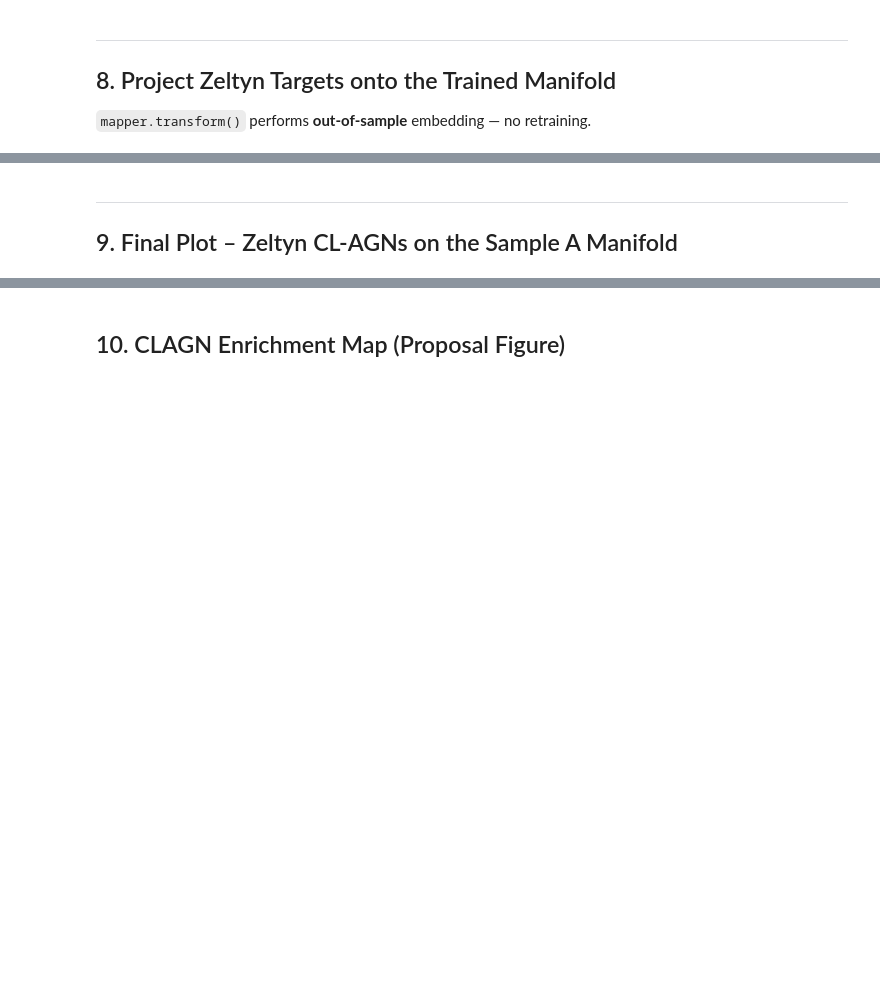
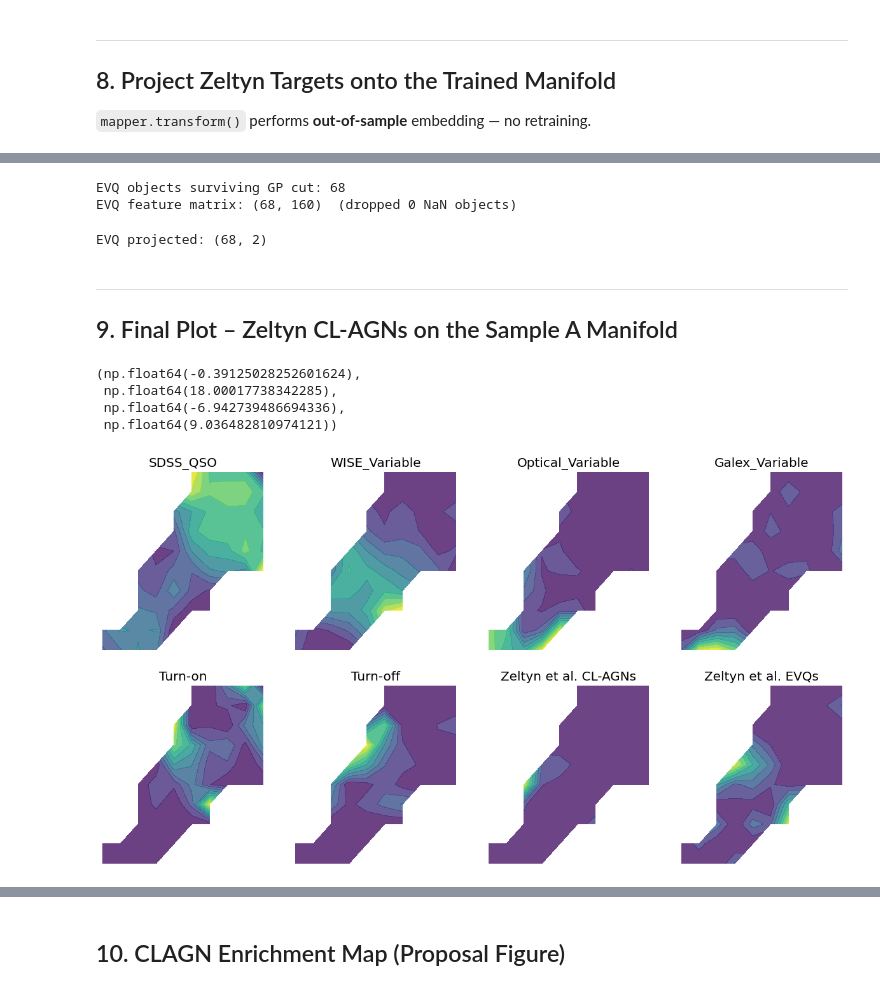
Before and after one commit to xoubish/CLAGN, a Jupyter notebook: wise_manifold_zeltyn.ipynb, the cells around one changed output, grey strips where cells are left out. Saved outputs shown, nothing was run; the diff lists cells and outputs as text; code cells hidden in the pictures; blank space fills up the shorter version.

```diff
--- a/wise_manifold_zeltyn.ipynb
+++ b/wise_manifold_zeltyn.ipynb
@@ -247,6 +301,6 @@ print(f'Zeltyn objects surviving GP cut: {len(objects_Z)}')
 
 fvar_Z, maxarray_Z, meanarray_Z = stat_bands(objects_Z, dobjects_Z, bands_inlc, sigmacl=5)
 dat_notnormal_Z = combine_bands(objects_Z, bands_inlc)
-dat_Z = normalize_clipmax_objects(dat_notnormal_Z, maxarray_Z, band=-1)
+dat_Z = normalize_clipmax_objects(dat_notnormal_Z, maxarray_Z, band=0)
 
 print(f'Zeltyn feature matrix: {dat_Z.shape}')
@@ -261,3 +367,26 @@ print(f'Zeltyn projected: {embedding_Z.shape}')
+# %%
+# GP interpolation + normalisation — identical pipeline to CL-AGNs
+objects_E, dobjects_E, flabels_E, keeps_E = unify_lc_gp(
+    df_lc_E.data, bands_inlc, xres=160, numplots=0, low_limit_size=5
+)
+print(f'EVQ objects surviving GP cut: {len(objects_E)}')
+
+fvar_E, maxarray_E, _ = stat_bands(objects_E, dobjects_E, bands_inlc, sigmacl=5)
+dat_E_raw = normalize_clipmax_objects(combine_bands(objects_E, bands_inlc), maxarray_E, band=0)
+
+# Drop NaN rows (objects where sigma-clipped max == 0)
+valid_E = ~np.isnan(dat_E_raw).any(axis=1)
+dat_E = dat_E_raw[valid_E]
+flabels_E = [l for l, v in zip(flabels_E, valid_E) if v]
+print(f'EVQ feature matrix: {dat_E.shape}  (dropped {(~valid_E).sum()} NaN objects)')
+# %% [output]
+EVQ objects surviving GP cut: 68
+EVQ feature matrix: (68, 160)  (dropped 0 NaN objects)
+# %%
+embedding_E = mapp.transform(dat_E)
+print(f'EVQ projected: {embedding_E.shape}')
+# %% [output]
+EVQ projected: (68, 2)
 # %% [markdown]
 ---
 ## 9. Final Plot – Zeltyn CL-AGNs on the Sample A Manifold
@@ -303,0 +393,41 @@ print('Saved to', out)
+# %%
+
+hist, x_edges, y_edges = np.histogram2d(mapp.embedding_[:, 0], mapp.embedding_[:, 1], bins=10)
+plt.figure(figsize=(15,8))
+i=1
+laborder = ['SDSS_QSO','WISE_Variable','Optical_Variable','Galex_Variable','Turn-on','Turn-off']
+for label in laborder:
+    if label in labcw:
+        indices = labcw[label]
+        hist_per_cluster, _, _ = np.histogram2d(mapp.embedding_[indices,0], mapp.embedding_[indices,1], bins=(x_edges, y_edges))
+        prob = hist_per_cluster / hist
+        plt.subplot(2,4,i)
+        plt.title(label)
+        plt.contourf(x_edges[:-1], y_edges[:-1], prob.T, levels=10, alpha=0.8,cmap='viridis')
+        #plt.colorbar()
+        plt.axis('off')
+        i+=1
+
+ax2 = plt.subplot(2,4,7)
+ax2.set_title('Zeltyn et al. CL-AGNs')
+hist_zeltyn, _, _ = np.histogram2d(embedding_Z[:, 0],embedding_Z[:, 1],bins=(x_edges, y_edges))
+prob_zeltyn = hist_zeltyn / hist
+cf = ax2.contourf(x_edges[:-1],y_edges[:-1],prob_zeltyn.T,levels=10,alpha=0.8,cmap='viridis')
+
+#plt.colorbar(cf, ax=ax2)
+ax2.axis('off')
+
+ax3 = plt.subplot(2,4,8)
+ax3.set_title('Zeltyn et al. EVQs')
+hist_zeltyn, _, _ = np.histogram2d(embedding_E[:, 0],embedding_E[:, 1],bins=(x_edges, y_edges))
+prob_zeltyn = hist_zeltyn / hist
+cf = ax3.contourf(x_edges[:-1],y_edges[:-1],prob_zeltyn.T,levels=10,alpha=0.8,cmap='viridis')
+
+#plt.colorbar(cf, ax=ax3)
+ax3.axis('off')
+# %% [output]
+(np.float64(-0.39125028252601624),
+ np.float64(18.00017738342285),
+ np.float64(-6.942739486694336),
+ np.float64(9.036482810974121))
+[figure, added]
```
Also changed, not shown: parts of 22 cells of this notebook, 2 other files.
